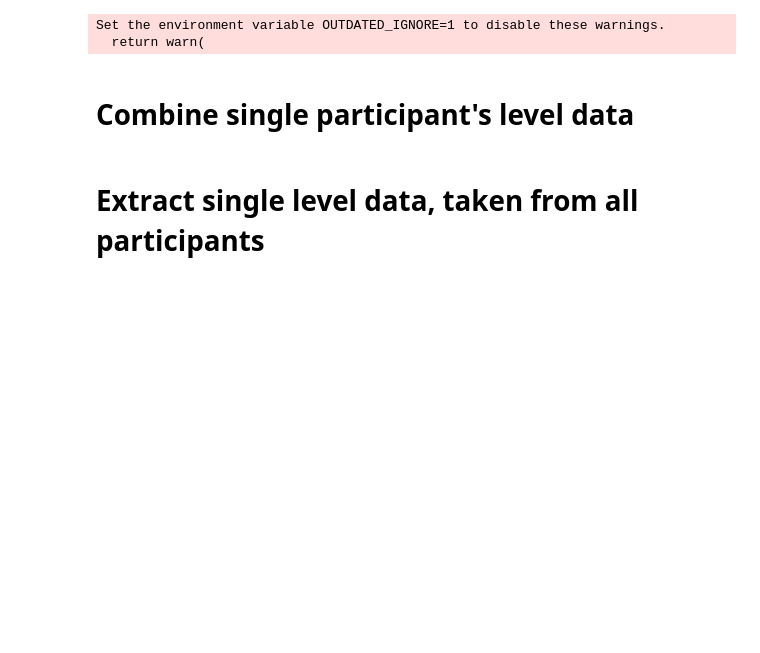
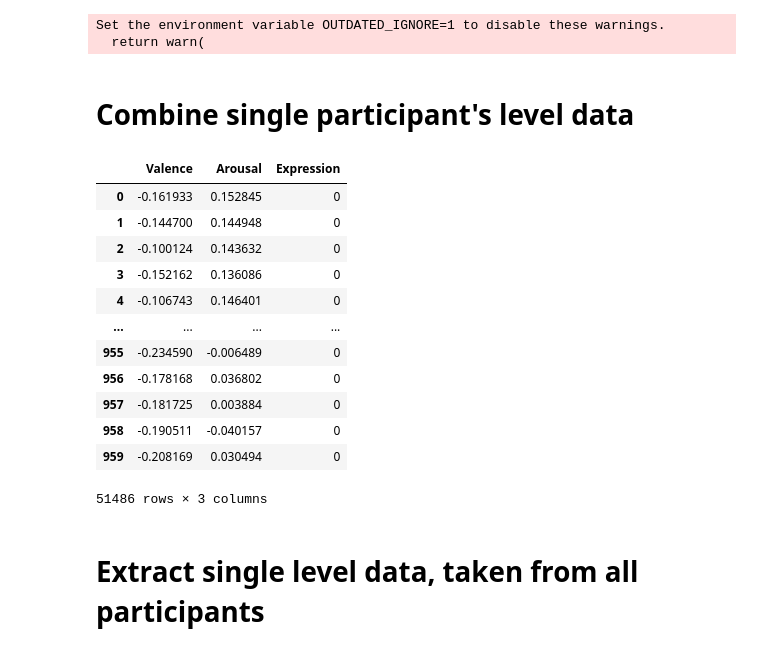
Before and after one commit to dovii/MPC-Data-Analysis, a Jupyter notebook: Continuation.ipynb, the cells around one changed output. Drawn from its saved outputs; the diff is of its cells as text; code cells hidden in the pictures; blank space fills up the shorter version.

```diff
--- a/Continuation.ipynb
+++ b/Continuation.ipynb
@@ -16,6 +16,36 @@ Set the environment variable OUTDATED_IGNORE=1 to disable these warnings.
   return warn(
 # %% [markdown]
 # Combine single participant's level data
+# %%
+p1 = pd.concat(map(pd.read_csv, glob.glob('Data/Participant1/*.csv')))
+p2 = pd.concat(map(pd.read_csv, glob.glob('Data/Participant2/*.csv')))
+p3 = pd.concat(map(pd.read_csv, glob.glob('Data/Participant3/*.csv')))
+p4 = pd.concat(map(pd.read_csv, glob.glob('Data/Participant4/*.csv')))
+p5 = pd.concat(map(pd.read_csv, glob.glob('Data/Participant5/*.csv')))
+p6 = pd.concat(map(pd.read_csv, glob.glob('Data/Participant6/*.csv')))
+p7 = pd.concat(map(pd.read_csv, glob.glob('Data/Participant7/*.csv')))
+p8 = pd.concat(map(pd.read_csv, glob.glob('Data/Participant8/*.csv')))
+p9 = pd.concat(map(pd.read_csv, glob.glob('Data/Participant9/*.csv')))
+p10 = pd.concat(map(pd.read_csv, glob.glob('Data/Participant10/*.csv')))
+p11 = pd.concat(map(pd.read_csv, glob.glob('Data/Participant11/*.csv')))
+p12 = pd.concat(map(pd.read_csv, glob.glob('Data/Participant12/*.csv')))
+p13 = pd.concat(map(pd.read_csv, glob.glob('Data/Participant13/*.csv')))
+
+p1
+# %% [output]
+|  | Valence | Arousal | Expression |
+| 0 | -0.161933 | 0.152845 | 0 |
+| 1 | -0.144700 | 0.144948 | 0 |
+| 2 | -0.100124 | 0.143632 | 0 |
+| 3 | -0.152162 | 0.136086 | 0 |
+| 4 | -0.106743 | 0.146401 | 0 |
+| ... | ... | ... | ... |
+| 955 | -0.234590 | -0.006489 | 0 |
+| 956 | -0.178168 | 0.036802 | 0 |
+| 957 | -0.181725 | 0.003884 | 0 |
+| 958 | -0.190511 | -0.040157 | 0 |
+| 959 | -0.208169 | 0.030494 | 0 |
+51486 rows × 3 columns
 # %% [markdown]
 # Extract single level data, taken from all participants
 # %%
```
Also changed, not shown: 27 other files.
